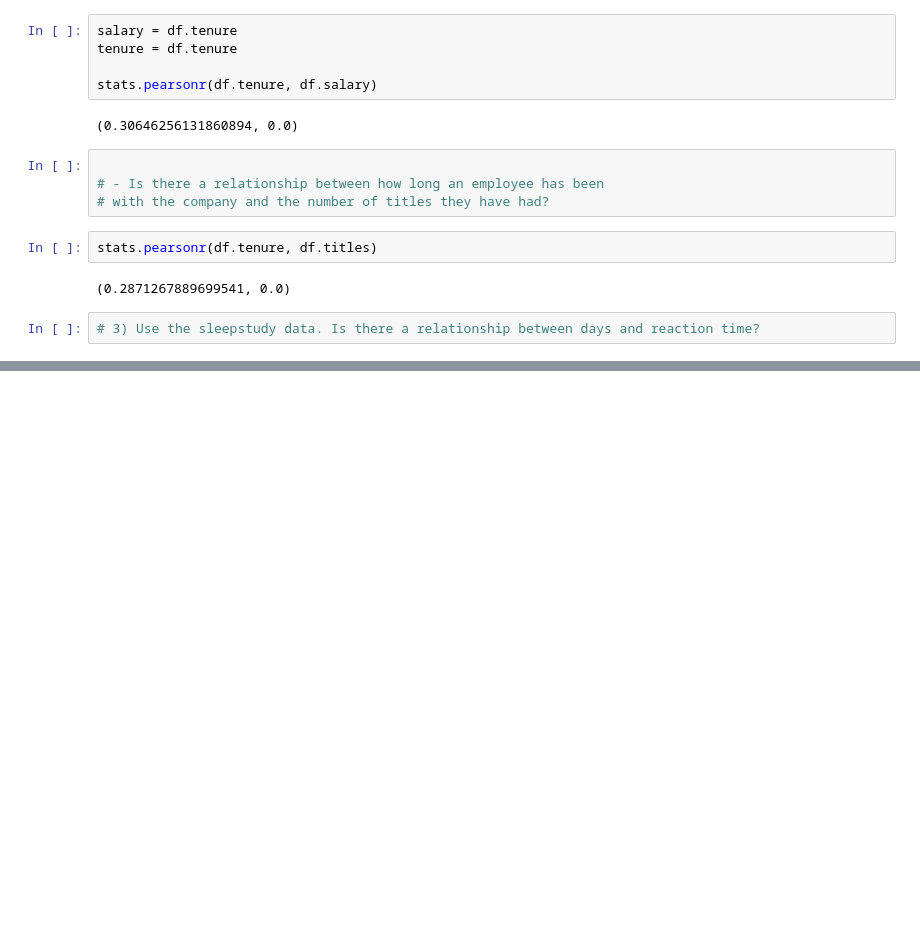
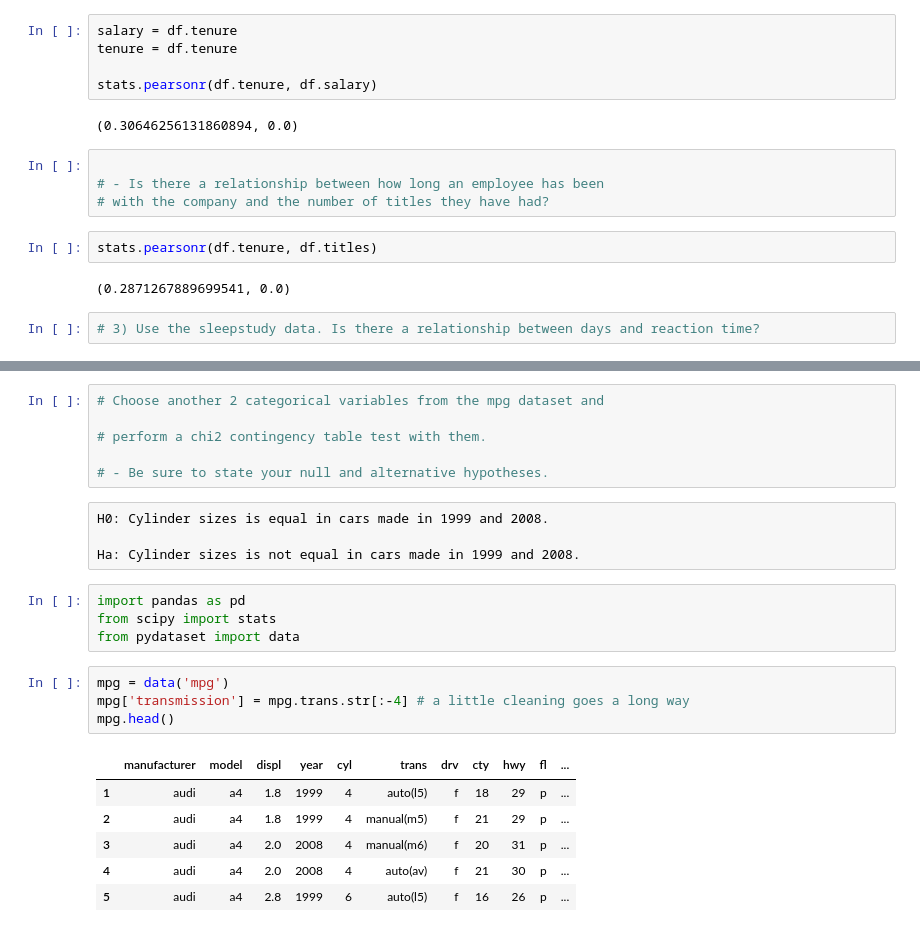
Before and after one commit to dlmitc3/statistics-exercises, a Jupyter notebook: hypothesis_testing.ipynb, the cells around one changed output, grey strips where cells are left out. Drawn from its saved outputs; the diff is of its cells as text; blank space fills up the shorter version.

```diff
--- a/hypothesis_testing.ipynb
+++ b/hypothesis_testing.ipynb
@@ -498,0 +600,25 @@ stats.pearsonr(df.Days, df.Reaction)
+# %%
+# Choose another 2 categorical variables from the mpg dataset and
+
+# perform a chi2 contingency table test with them.
+
+# - Be sure to state your null and alternative hypotheses.
+# %% [raw]
+H0: Cylinder sizes is equal in cars made in 1999 and 2008.
+
+Ha: Cylinder sizes is not equal in cars made in 1999 and 2008.
+# %%
+import pandas as pd
+from scipy import stats
+from pydataset import data
+# %%
+mpg = data('mpg')
+mpg['transmission'] = mpg.trans.str[:-4] # a little cleaning goes a long way
+mpg.head()
+# %% [output]
+|  | manufacturer | model | displ | year | cyl | trans | drv | cty | hwy | fl | ... |
+| 1 | audi | a4 | 1.8 | 1999 | 4 | auto(l5) | f | 18 | 29 | p | ... |
+| 2 | audi | a4 | 1.8 | 1999 | 4 | manual(m5) | f | 21 | 29 | p | ... |
+| 3 | audi | a4 | 2.0 | 2008 | 4 | manual(m6) | f | 20 | 31 | p | ... |
+| 4 | audi | a4 | 2.0 | 2008 | 4 | auto(av) | f | 21 | 30 | p | ... |
+| 5 | audi | a4 | 2.8 | 1999 | 6 | auto(l5) | f | 16 | 26 | p | ... |
```
Also changed, not shown: parts of 61 cells of this notebook.
